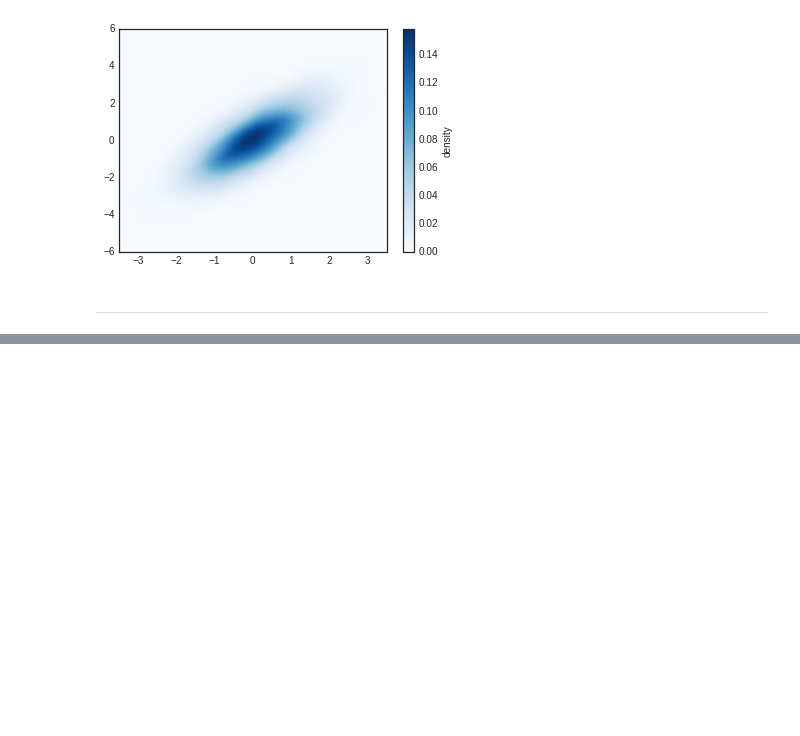
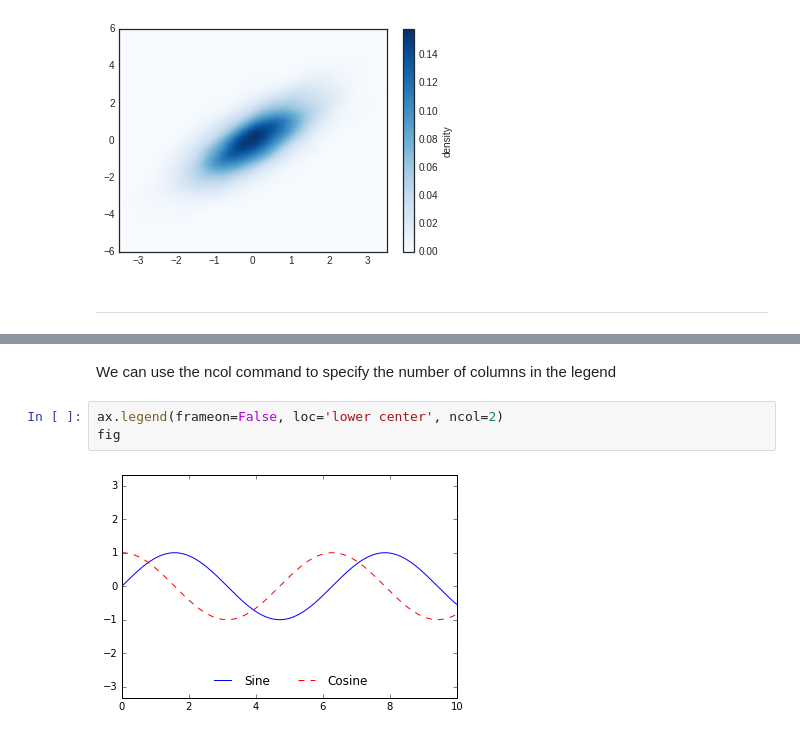
Before and after one commit to deep0892/ml_modeling, a Jupyter notebook: Matplotlib/Visualization_with_Matplotlib.ipynb, the cells around one changed output, grey strips where cells are left out. Cells and saved outputs as stored; diff of their text form; blank space fills up the shorter version.

```diff
--- a/Matplotlib/Visualization_with_Matplotlib.ipynb
+++ b/Matplotlib/Visualization_with_Matplotlib.ipynb
@@ -498,0 +520,7 @@ cb.set_label("density")
+# %% [markdown]
+We can use the ncol command to specify the number of columns in the legend
+# %%
+ax.legend(frameon=False, loc='lower center', ncol=2)
+fig
+# %% [output]
+[figure, added]
```
Also changed, not shown: parts of 16 cells of this notebook, 1 other file.
